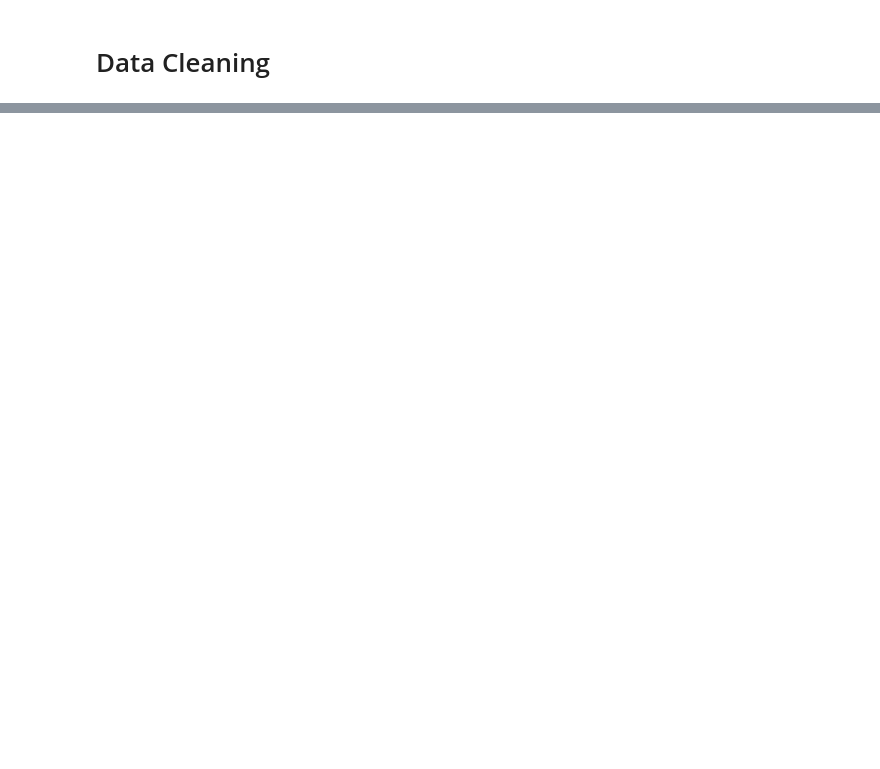
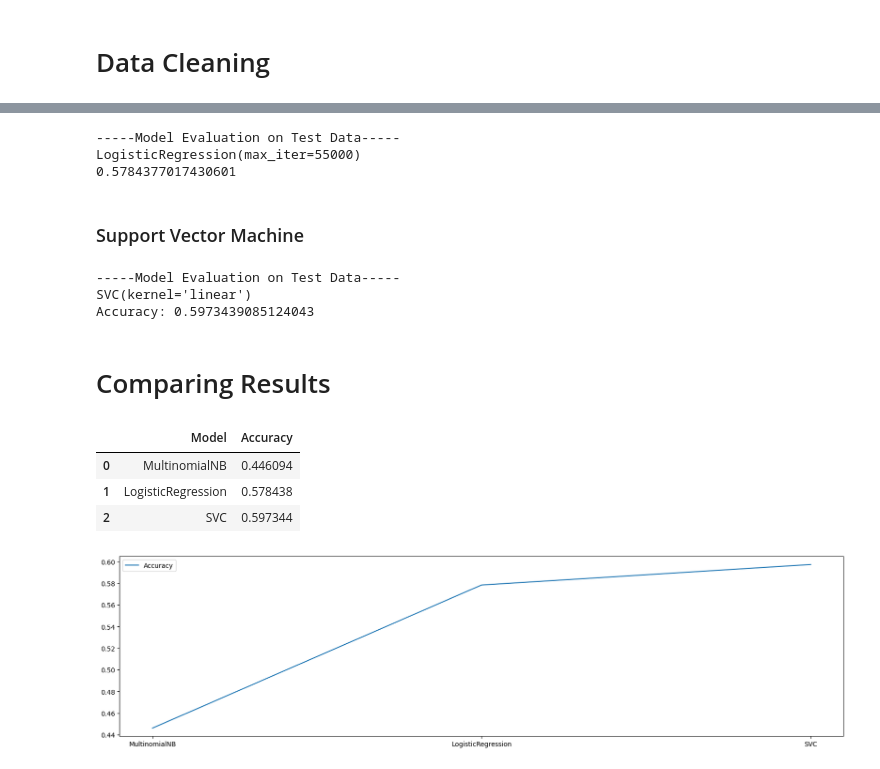
Before and after one commit to priyankeshh/Codsoft, a Jupyter notebook: Movie Genre Classification/notebook.ipynb, the cells around one changed output, grey strips where cells are left out. Cells and saved outputs as stored; diff of their text form; code cells hidden in the pictures; blank space fills up the shorter version.

```diff
--- a/Movie Genre Classification/notebook.ipynb
+++ b/Movie Genre Classification/notebook.ipynb
@@ -25,0 +250,3 @@ ParserError: Error tokenizing data. C error: Expected 10 fields in line 4, saw 1
+# %%
+columns=['MultinomialNB','LogisticRegression','SVC']
+result=[]
@@ -25,0 +272,59 @@ ParserError: Error tokenizing data. C error: Expected 10 fields in line 4, saw 1
+# %%
+modelLR = LogisticRegression(max_iter=55000)
+modelLR.fit(x_train, y_train)
+y_pred = modelLR.predict(x_test)
+
+accuracy = accuracy_score(y_pred,y_test)
+result.append(accuracy)
+
+print("-----Model Evaluation on Test Data-----")
+print(modelLR)
+print(accuracy)
+# %% [output]
+-----Model Evaluation on Test Data-----
+LogisticRegression(max_iter=55000)
+0.5784377017430601
+# %% [markdown]
+### Support Vector Machine
+# %%
+from sklearn.svm import SVC
+from sklearn.metrics import accuracy_score
+
+# Creating the SVC model
+modelSVC = SVC(kernel='linear')
+
+# Training the model
+modelSVC.fit(x_train, y_train)
+
+# Predicting labels for the test data
+y_pred = modelSVC.predict(x_test)
+
+# Calculating accuracy
+accuracy = accuracy_score(y_pred, y_test)
+result.append(accuracy)
+
+# Printing model evaluation results
+print("-----Model Evaluation on Test Data-----")
+print(modelSVC)
+print("Accuracy:", accuracy)
+# %% [output]
+-----Model Evaluation on Test Data-----
+SVC(kernel='linear')
+Accuracy: 0.5973439085124043
+# %% [markdown]
+# Comparing Results
+# %%
+FinalResult=pd.DataFrame({'Model':columns, 'Accuracy':result})
+FinalResult
+# %% [output]
+|  | Model | Accuracy |
+| 0 | MultinomialNB | 0.446094 |
+| 1 | LogisticRegression | 0.578438 |
+| 2 | SVC | 0.597344 |
+# %%
+fig,ax=plt.subplots(figsize=(20,5))
+plt.plot(FinalResult.Model,result,label="Accuracy")
+plt.legend()
+plt.show()
+# %% [output]
+[figure, added]
```
Also changed, not shown: parts of 35 cells of this notebook.
